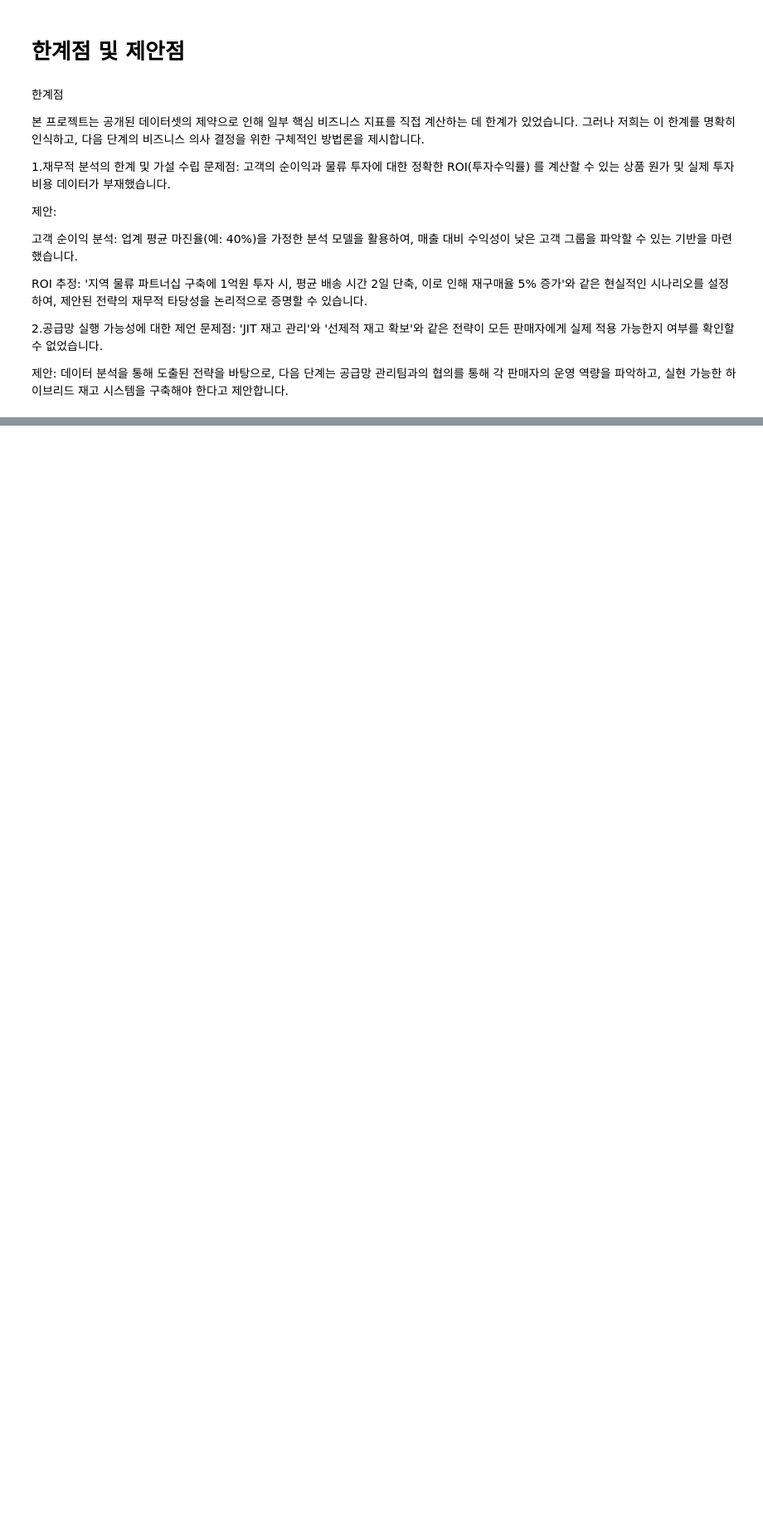
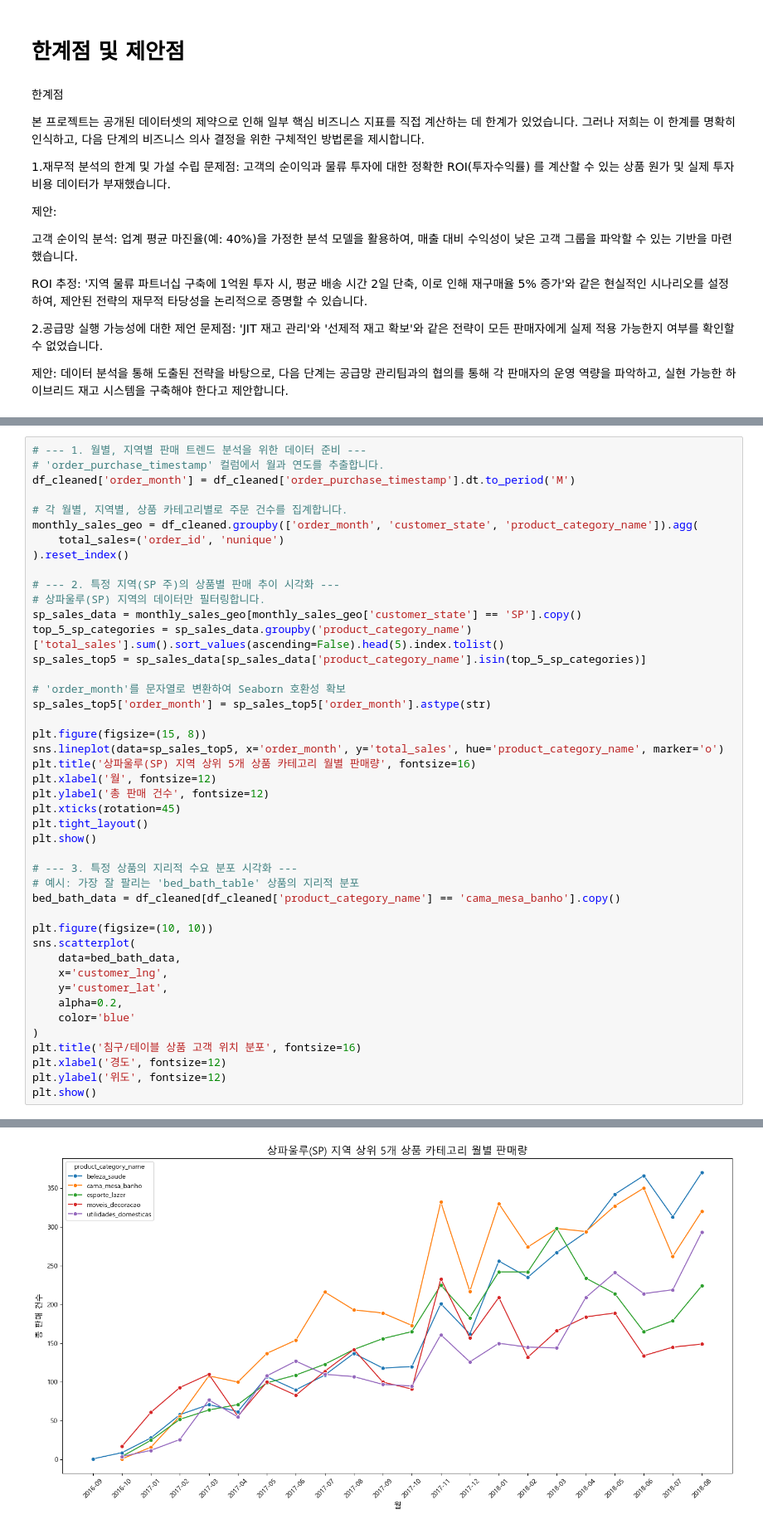
Before and after one commit to parkjihoon186/pjt-data-analysis, a Jupyter notebook: p1_RFM.ipynb, the cells around one changed output, grey strips where cells are left out. Shown at 83% size. Cells and saved outputs as stored; diff of their text form; blank space fills up the shorter version.

```diff
--- a/p1_RFM.ipynb
+++ b/p1_RFM.ipynb
@@ -1578,0 +1763,45 @@ ROI 추정: '지역 물류 파트너십 구축에 1억원 투자 시, 평균 배
+# %%
+# --- 1. 월별, 지역별 판매 트렌드 분석을 위한 데이터 준비 ---
+# 'order_purchase_timestamp' 컬럼에서 월과 연도를 추출합니다.
+df_cleaned['order_month'] = df_cleaned['order_purchase_timestamp'].dt.to_period('M')
+
+# 각 월별, 지역별, 상품 카테고리별로 주문 건수를 집계합니다.
+monthly_sales_geo = df_cleaned.groupby(['order_month', 'customer_state', 'product_category_name']).agg(
+    total_sales=('order_id', 'nunique')
+).reset_index()
+
+# --- 2. 특정 지역(SP 주)의 상품별 판매 추이 시각화 ---
+# 상파울루(SP) 지역의 데이터만 필터링합니다.
+sp_sales_data = monthly_sales_geo[monthly_sales_geo['customer_state'] == 'SP'].copy()
+top_5_sp_categories = sp_sales_data.groupby('product_category_name')['total_sales'].sum().sort_values(ascending=False).head(5).index.tolist()
+sp_sales_top5 = sp_sales_data[sp_sales_data['product_category_name'].isin(top_5_sp_categories)]
+
+# 'order_month'를 문자열로 변환하여 Seaborn 호환성 확보
+sp_sales_top5['order_month'] = sp_sales_top5['order_month'].astype(str)
+
+plt.figure(figsize=(15, 8))
+sns.lineplot(data=sp_sales_top5, x='order_month', y='total_sales', hue='product_category_name', marker='o')
+plt.title('상파울루(SP) 지역 상위 5개 상품 카테고리 월별 판매량', fontsize=16)
+plt.xlabel('월', fontsize=12)
+plt.ylabel('총 판매 건수', fontsize=12)
+plt.xticks(rotation=45)
+plt.tight_layout()
+plt.show()
+
+# --- 3. 특정 상품의 지리적 수요 분포 시각화 ---
+# 예시: 가장 잘 팔리는 'bed_bath_table' 상품의 지리적 분포
+bed_bath_data = df_cleaned[df_cleaned['product_category_name'] == 'cama_mesa_banho'].copy()
+
+plt.figure(figsize=(10, 10))
+sns.scatterplot(
+    data=bed_bath_data,
+    x='customer_lng',
+    y='customer_lat',
+    alpha=0.2,
+    color='blue'
+)
+plt.title('침구/테이블 상품 고객 위치 분포', fontsize=16)
+plt.xlabel('경도', fontsize=12)
+plt.ylabel('위도', fontsize=12)
+plt.show()
+# %% [output]
@@ -1578,0 +1813 @@ ROI 추정: '지역 물류 파트너십 구축에 1억원 투자 시, 평균 배
+[figure, added]
```
Also changed, not shown: parts of 13 cells of this notebook, 1 other file.
